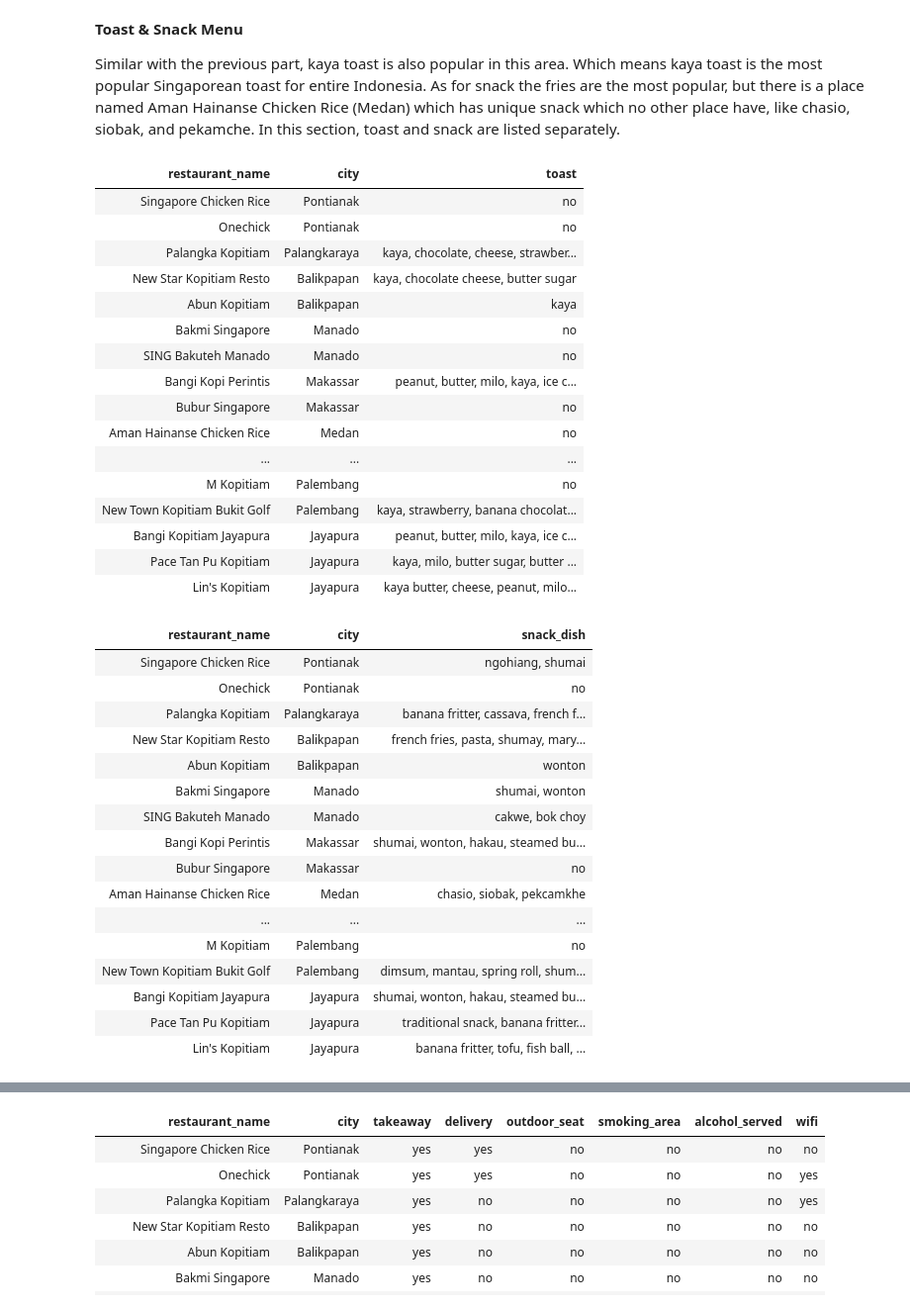
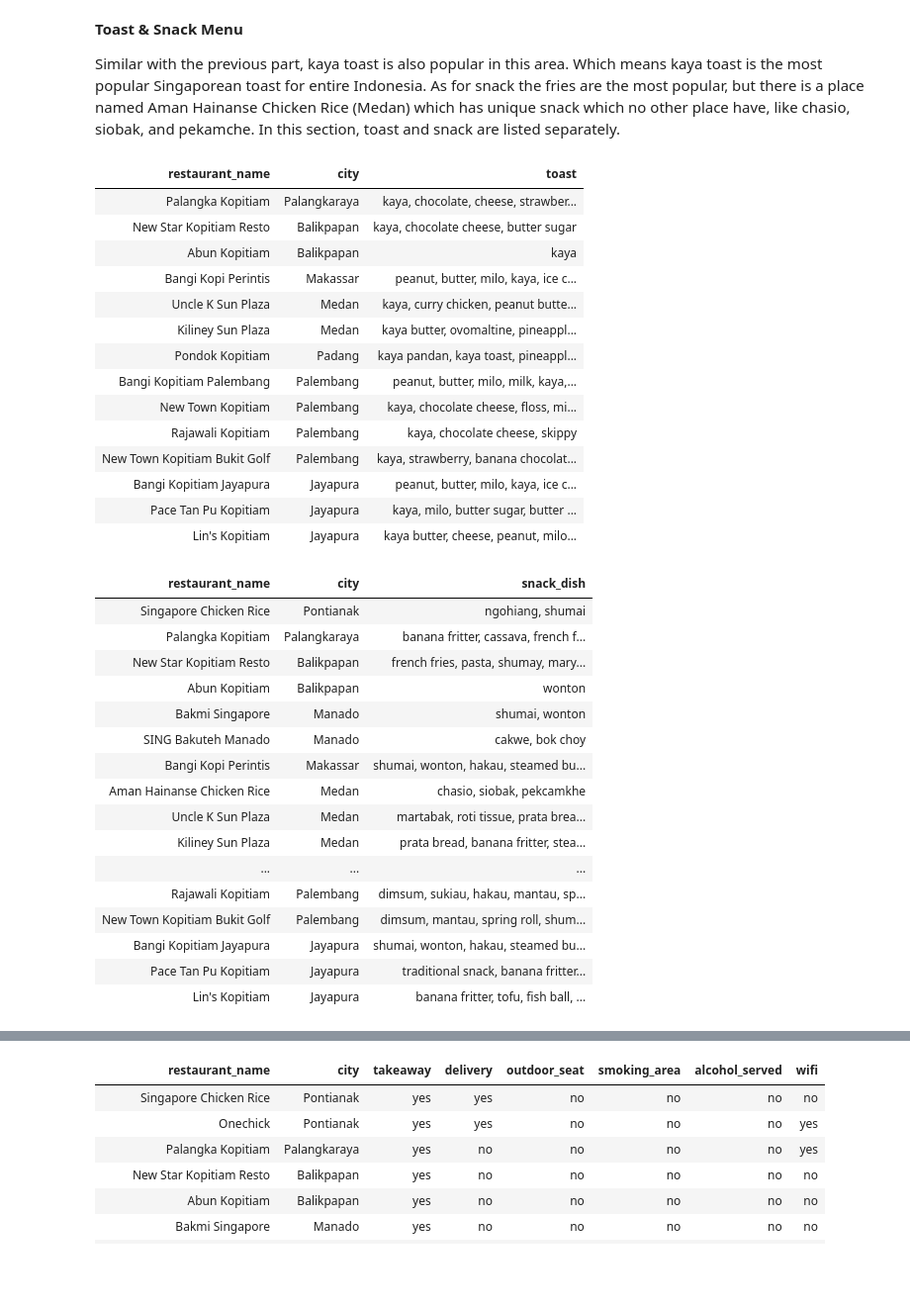
Before and after one commit to miradelimanr/Burger-Jakarta, a Jupyter notebook: singapore-food-in-indonesia-iii-sql-version.ipynb, the cells around one changed output, grey strips where cells are left out. Shown at 99% size. Drawn from its saved outputs; the diff is of its cells as text; code cells hidden in the pictures; blank space fills up the shorter version.

```diff
--- a/singapore-food-in-indonesia-iii-sql-version.ipynb
+++ b/singapore-food-in-indonesia-iii-sql-version.ipynb
@@ -49,7 +55,8 @@ Here is their Rice and Noodle Menu. For the rice they mostly have hainanse rice
 # %%
 singapore  = sqldf("""SELECT restaurant_name, city, rice_menu, noodle, noodle_specific
 FROM singapore
-WHERE region LIKE '%Sumatra' OR region LIKE '%Kalimantan' OR region LIKE '%Sulawesi' OR region LIKE '%Papua'""")
+WHERE region LIKE '%Sumatra' OR region LIKE '%Kalimantan' OR region LIKE '%Sulawesi' OR region LIKE '%Papua'
+LIMIT 10""")
 singapore.style.hide_index()
 # %% [output]
 | restaurant_name | city | rice_menu | noodle | noodle_specific |
@@ -76,7 +77,8 @@ Based on the list here, the poultry menu are mostly dominated by chicken but onl
 # %%
 singapore  = sqldf("""SELECT restaurant_name, city, chicken, seafood, poultry_other
 FROM singapore
-WHERE region LIKE '%Sumatra' OR region LIKE '%Kalimantan' OR region LIKE '%Sulawesi' OR region LIKE '%Papua'""")
+WHERE region LIKE '%Sumatra' OR region LIKE '%Kalimantan' OR region LIKE '%Sulawesi' OR region LIKE '%Papua'
+LIMIT 10""")
 singapore.style.hide_index()
 # %% [output]
 | restaurant_name | city | chicken | seafood | poultry_other |
@@ -103,22 +99,20 @@ Similar with the previous part, kaya toast is also popular in this area. Which m
 # %%
 singapore  = sqldf("""SELECT restaurant_name, city, toast
 FROM singapore
-WHERE region LIKE '%Sumatra' OR region LIKE '%Kalimantan' OR region LIKE '%Sulawesi' OR region LIKE '%Papua'""")
+WHERE (region LIKE '%Sumatra' OR region LIKE '%Kalimantan' OR region LIKE '%Sulawesi' OR region LIKE '%Papua') AND (toast NOT LIKE '%no')""")
 singapore.style.hide_index()
 # %% [output]
 | restaurant_name | city | toast |
-| Singapore Chicken Rice | Pontianak | no |
-| Onechick | Pontianak | no |
 | Palangka Kopitiam | Palangkaraya | kaya, chocolate, cheese, strawber... |
 | New Star Kopitiam Resto | Balikpapan | kaya, chocolate cheese, butter sugar |
 | Abun Kopitiam | Balikpapan | kaya |
-| Bakmi Singapore | Manado | no |
-| SING Bakuteh Manado | Manado | no |
 | Bangi Kopi Perintis | Makassar | peanut, butter, milo, kaya, ice c... |
-| Bubur Singapore | Makassar | no |
-| Aman Hainanse Chicken Rice | Medan | no |
-| ... | ... | ... |
-| M Kopitiam | Palembang | no |
+| Uncle K Sun Plaza | Medan | kaya, curry chicken, peanut butte... |
+| Kiliney Sun Plaza | Medan | kaya butter, ovomaltine, pineappl... |
+| Pondok Kopitiam | Padang | kaya pandan, kaya toast, pineappl... |
+| Bangi Kopitiam Palembang | Palembang | peanut, butter, milo, milk, kaya,... |
+| New Town Kopitiam | Palembang | kaya, chocolate cheese, floss, mi... |
+| Rajawali Kopitiam | Palembang | kaya, chocolate cheese, skippy |
 | New Town Kopitiam Bukit Golf | Palembang | kaya, strawberry, banana chocolat... |
 | Bangi Kopitiam Jayapura | Jayapura | peanut, butter, milo, kaya, ice c... |
 | Pace Tan Pu Kopitiam | Jayapura | kaya, milo, butter sugar, butter ... |
@@ -126,22 +120,22 @@ singapore.style.hide_index()
 # %%
 singapore  = sqldf("""SELECT restaurant_name, city, snack_dish
 FROM singapore
-WHERE region LIKE '%Sumatra' OR region LIKE '%Kalimantan' OR region LIKE '%Sulawesi' OR region LIKE '%Papua'""")
+WHERE (region LIKE '%Sumatra' OR region LIKE '%Kalimantan' OR region LIKE '%Sulawesi' OR region LIKE '%Papua') AND (snack_dish NOT LIKE '%no')""")
 singapore.style.hide_index()
 # %% [output]
 | restaurant_name | city | snack_dish |
 | Singapore Chicken Rice | Pontianak | ngohiang, shumai |
-| Onechick | Pontianak | no |
 | Palangka Kopitiam | Palangkaraya | banana fritter, cassava, french f... |
 | New Star Kopitiam Resto | Balikpapan | french fries, pasta, shumay, mary... |
 | Abun Kopitiam | Balikpapan | wonton |
 | Bakmi Singapore | Manado | shumai, wonton |
 | SING Bakuteh Manado | Manado | cakwe, bok choy |
 | Bangi Kopi Perintis | Makassar | shumai, wonton, hakau, steamed bu... |
-| Bubur Singapore | Makassar | no |
 | Aman Hainanse Chicken Rice | Medan | chasio, siobak, pekcamkhe |
+| Uncle K Sun Plaza | Medan | martabak, roti tissue, prata brea... |
+| Kiliney Sun Plaza | Medan | prata bread, banana fritter, stea... |
 | ... | ... | ... |
-| M Kopitiam | Palembang | no |
+| Rajawali Kopitiam | Palembang | dimsum, sukiau, hakau, mantau, sp... |
 | New Town Kopitiam Bukit Golf | Palembang | dimsum, mantau, spring roll, shum... |
 | Bangi Kopitiam Jayapura | Jayapura | shumai, wonton, hakau, steamed bu... |
 | Pace Tan Pu Kopitiam | Jayapura | traditional snack, banana fritter... |
```
Also changed, not shown: parts of 7 cells of this notebook.
